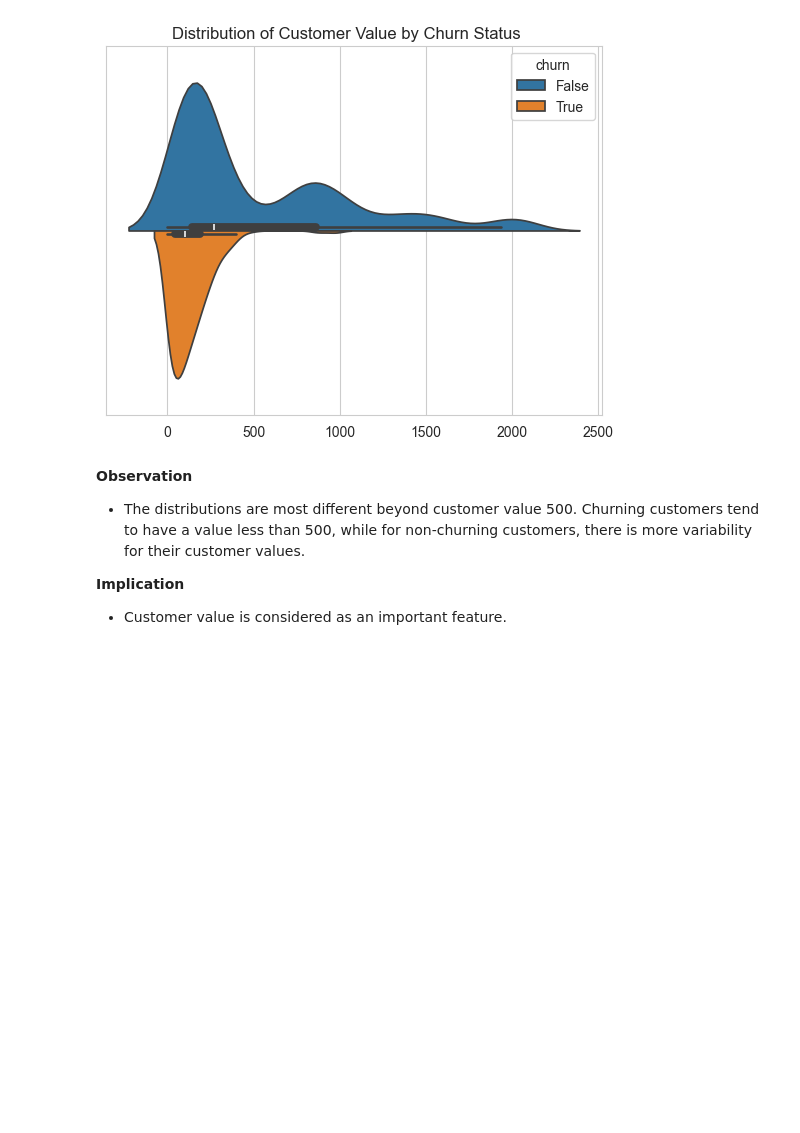
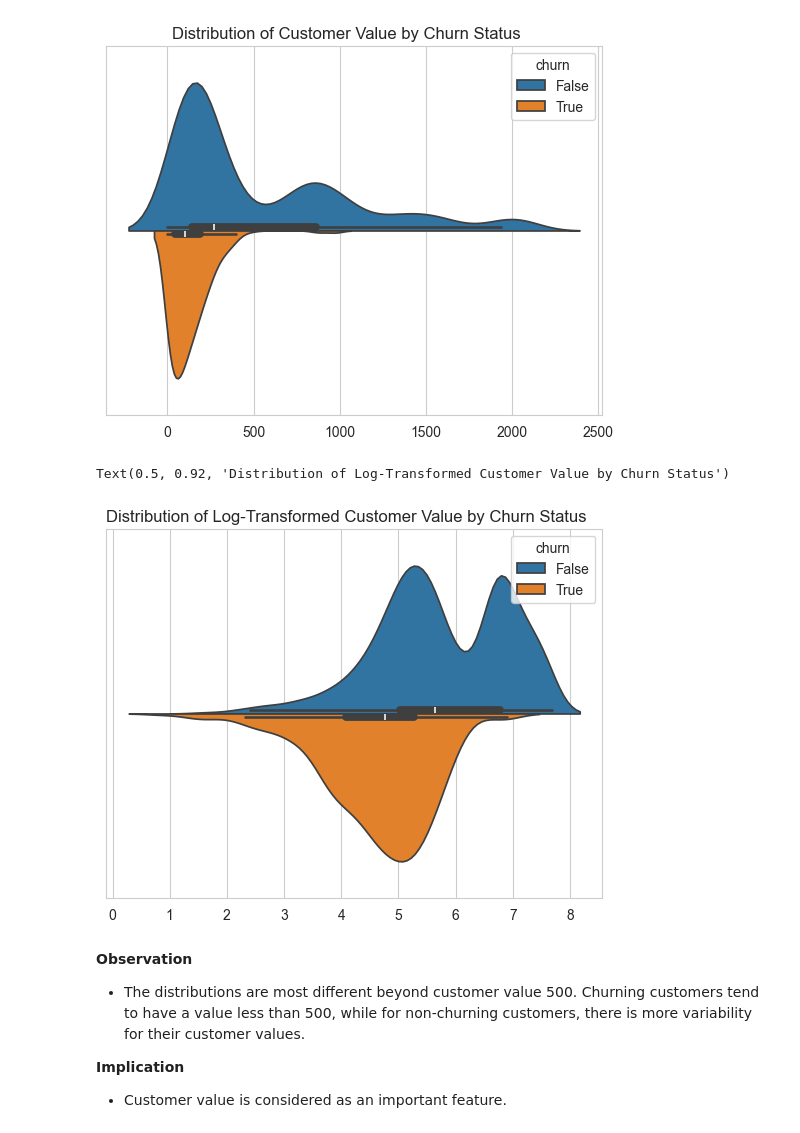
Before and after one commit to mlcuadra1/Churn-Risk-EDA, a Jupyter notebook: notebooks/Script 2 - EDA.ipynb, the cells around one changed output. Saved outputs shown, nothing was run; the diff lists cells and outputs as text; code cells hidden in the pictures; blank space fills up the shorter version.

```diff
--- a/notebooks/Script 2 - EDA.ipynb
+++ b/notebooks/Script 2 - EDA.ipynb
@@ -417,6 +436,17 @@ plt.suptitle('Distribution of Customer Value by Churn Status', x=0.5, y=0.92)
 # %% [output]
 Text(0.5, 0.92, 'Distribution of Customer Value by Churn Status')
 [figure]
+# %%
+constant = 1e-9
+df['log_cust_value'] = np.log(df['cust_value']) + constant
+
+sns.violinplot(data=df, x='log_cust_value', hue='churn', split = True)
+
+plt.xlabel('')
+plt.suptitle('Distribution of Log-Transformed Customer Value by Churn Status', x=0.5, y=0.92)
+# %% [output]
+Text(0.5, 0.92, 'Distribution of Log-Transformed Customer Value by Churn Status')
+[figure, added]
 # %% [markdown]
 **Observation**
 - The distributions are most different beyond customer value 500. Churning customers tend to have a value less than 500, while for non-churning customers, there is more variability for their customer values.
```
Also changed, not shown: parts of 2 cells of this notebook, 1 other file.
